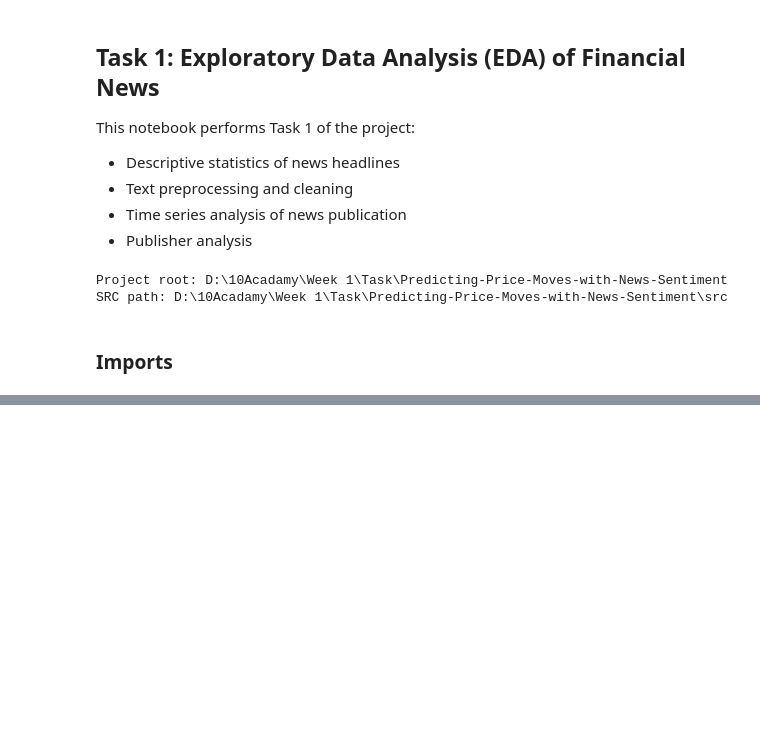
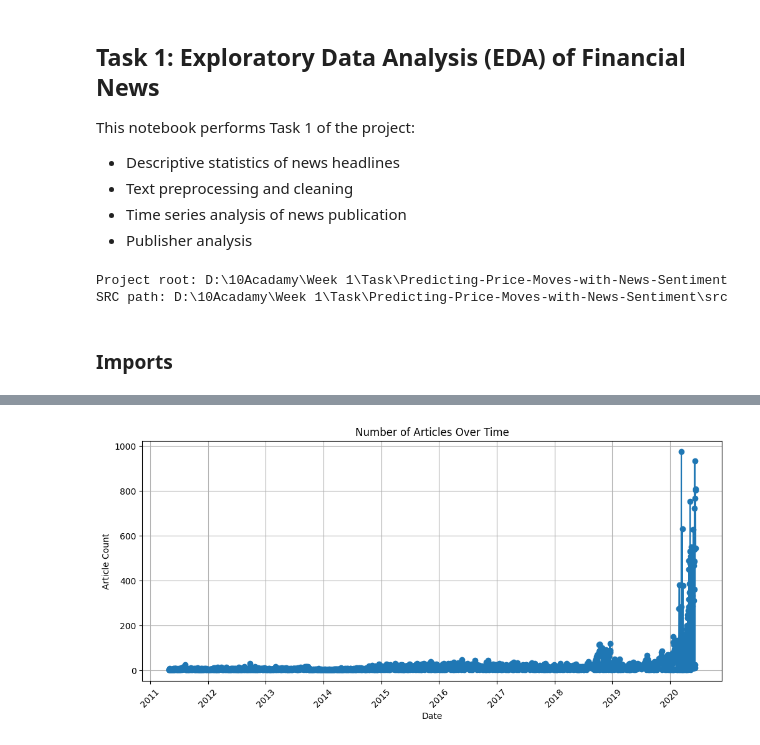
Before and after one commit to tib-dev/Predicting-Price-Moves-with-News-Sentiment, a Jupyter notebook: notebooks/eda_news.ipynb, the cells around one changed output, grey strips where cells are left out. Cells and saved outputs as stored; diff of their text form; code cells hidden in the pictures; blank space fills up the shorter version.

```diff
--- a/notebooks/eda_news.ipynb
+++ b/notebooks/eda_news.ipynb
@@ -92 +159,19 @@ publisher_counts.head(10)
+# %%
+# Use the same column name that the function returns
+trend_by_date = publication_trend_by_date(
+    df_news_metrics, date_col='date_naive')
+
+# The returned column name will match date_col; rename for convenience
+trend_by_date = trend_by_date.rename(columns={'date_naive': 'date'})
+
+plt.figure(figsize=(12, 5))
+plt.plot(trend_by_date["date"], trend_by_date["article_count"], marker='o')
+plt.title("Number of Articles Over Time")
+plt.xlabel("Date")
+plt.ylabel("Article Count")
+plt.xticks(rotation=45)
+plt.grid(True)
+plt.show()
+# %% [output]
+[figure, added]
 # %%
```
Also changed, not shown: parts of 18 cells of this notebook, 3 other files.
